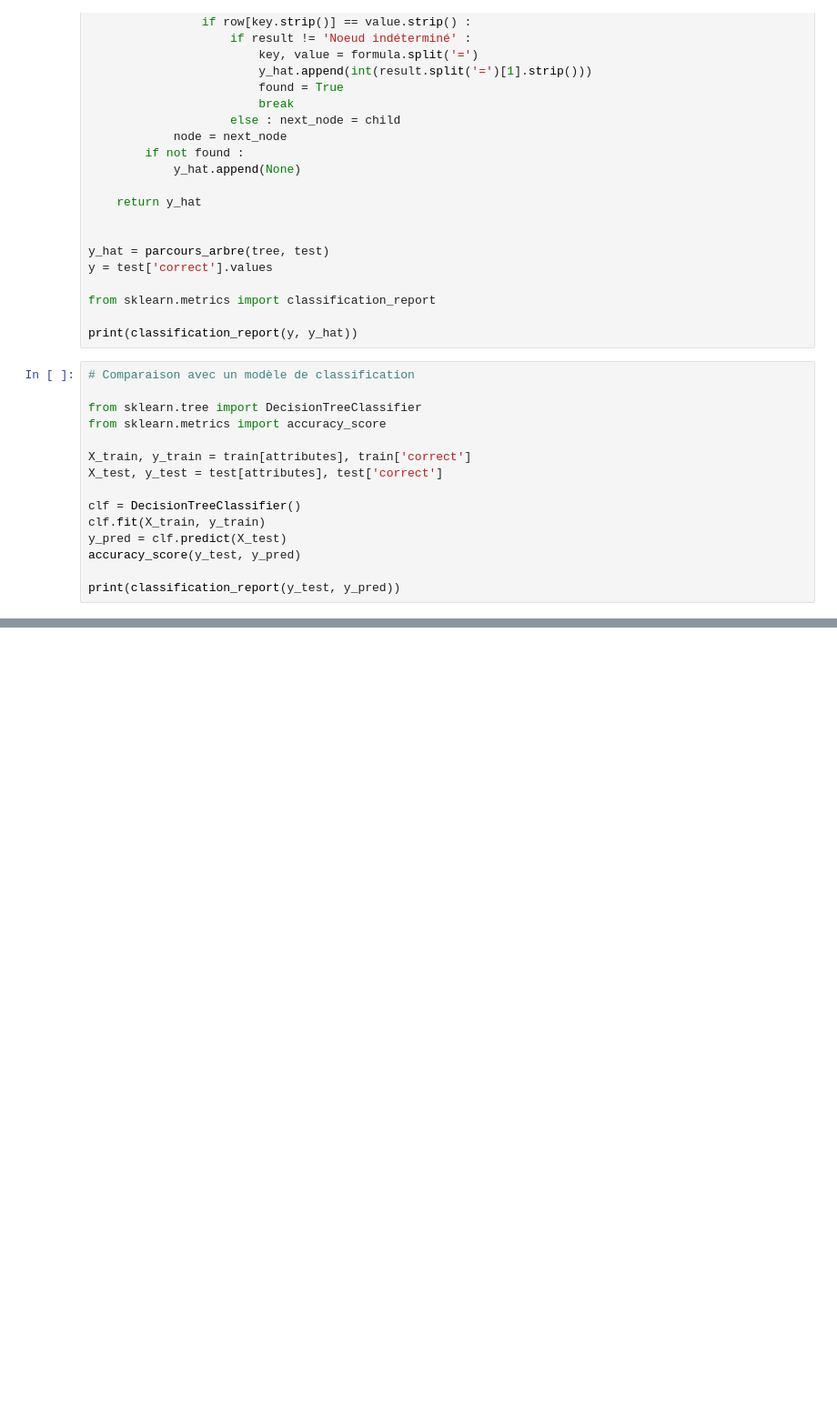
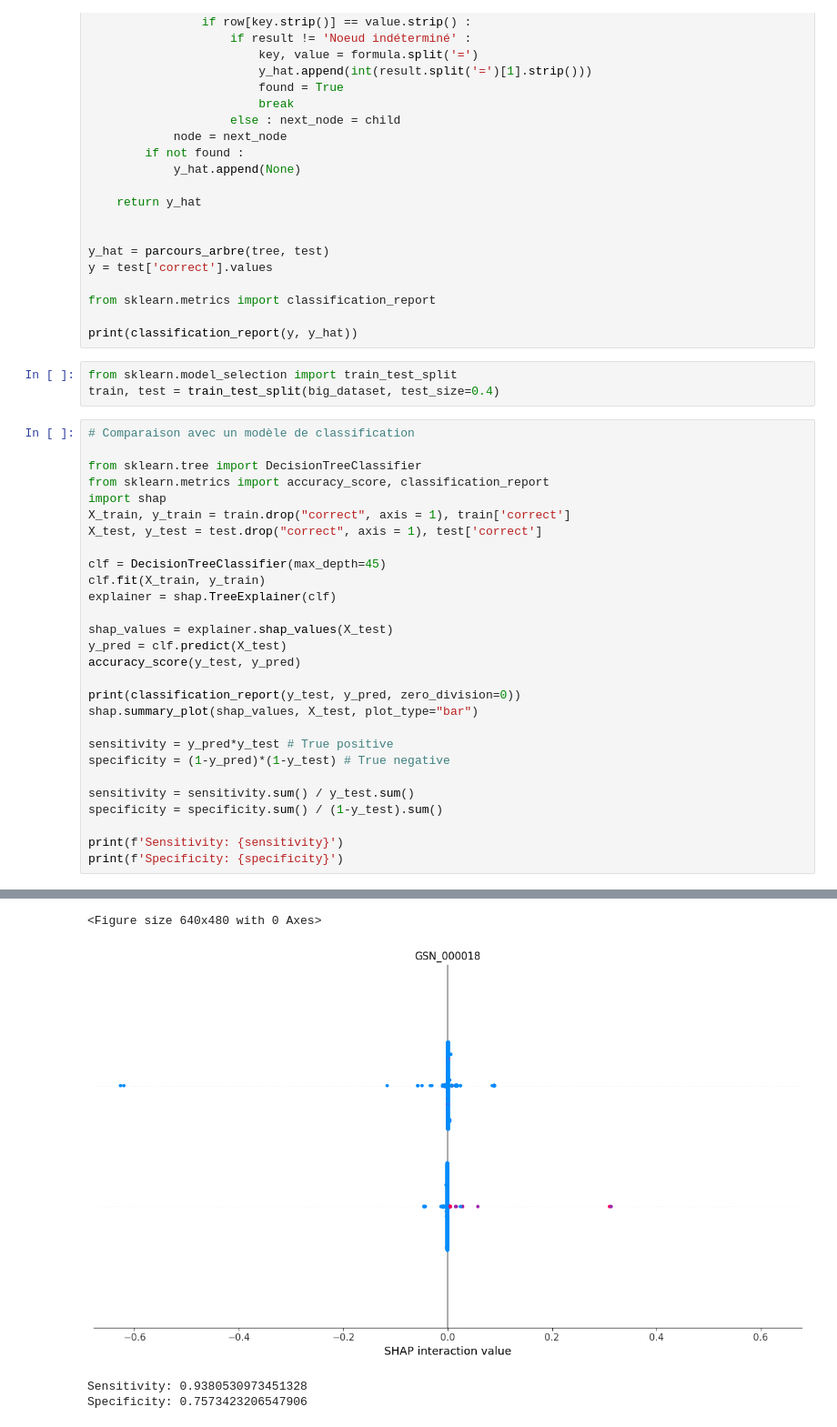
Before and after one commit to JulesVoyer/PDI, a Jupyter notebook: Traitement.ipynb, the cells around one changed output, grey strips where cells are left out. Shown at 91% size. Saved outputs shown, nothing was run; the diff lists cells and outputs as text; blank space fills up the shorter version.

Commit message:
article, decision models

```diff
--- a/Traitement.ipynb
+++ b/Traitement.ipynb
@@ -606,18 +599,35 @@ y = test['correct'].values
 from sklearn.metrics import classification_report
 
 print(classification_report(y, y_hat))
+# %%
+from sklearn.model_selection import train_test_split
+train, test = train_test_split(big_dataset, test_size=0.4)
 # %%
 # Comparaison avec un modèle de classification
 
 from sklearn.tree import DecisionTreeClassifier
-from sklearn.metrics import accuracy_score
+from sklearn.metrics import accuracy_score, classification_report
+import shap
+X_train, y_train = train.drop("correct", axis = 1), train['correct']
+X_test, y_test = test.drop("correct", axis = 1), test['correct']
 
-X_train, y_train = train[attributes], train['correct']
-X_test, y_test = test[attributes], test['correct']
+clf = DecisionTreeClassifier(max_depth=45)
+clf.fit(X_train, y_train)
+explainer = shap.TreeExplainer(clf)
 
-clf = DecisionTreeClassifier()
-clf.fit(X_train, y_train)
+shap_values = explainer.shap_values(X_test)
 y_pred = clf.predict(X_test)
 accuracy_score(y_test, y_pred)
 
-print(classification_report(y_test, y_pred))
+print(classification_report(y_test, y_pred, zero_division=0))
+shap.summary_plot(shap_values, X_test, plot_type="bar")
+
+sensitivity = y_pred*y_test # True positive
+specificity = (1-y_pred)*(1-y_test) # True negative
+
+sensitivity = sensitivity.sum() / y_test.sum()
+specificity = specificity.sum() / (1-y_test).sum()
+
+print(f'Sensitivity: {sensitivity}')
+print(f'Specificity: {specificity}')
+# %% [output]
@@ -623,0 +642,4 @@ print(classification_report(y_test, y_pred))
+<Figure size 640x480 with 0 Axes>
+[figure, added]
+Sensitivity: 0.9380530973451328
+Specificity: 0.7573423206547906
```
Also changed, not shown: parts of 11 cells of this notebook, 3 other files.
